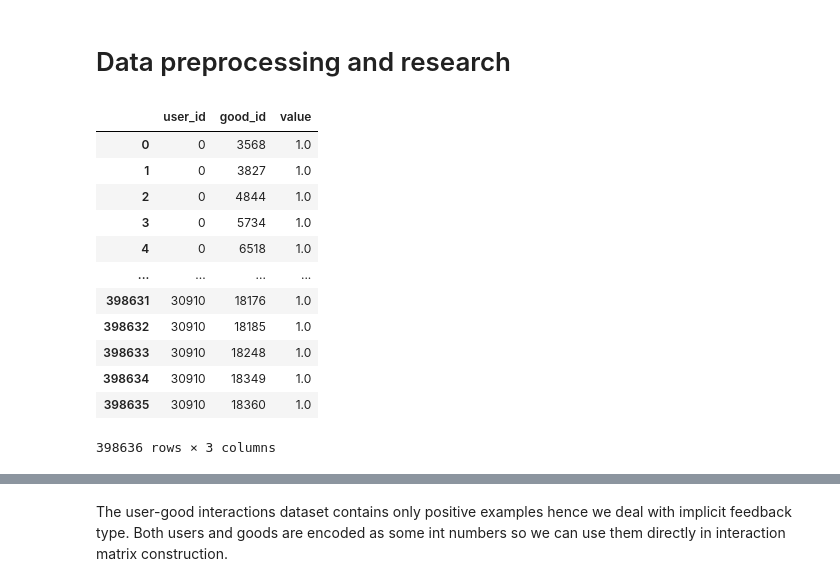
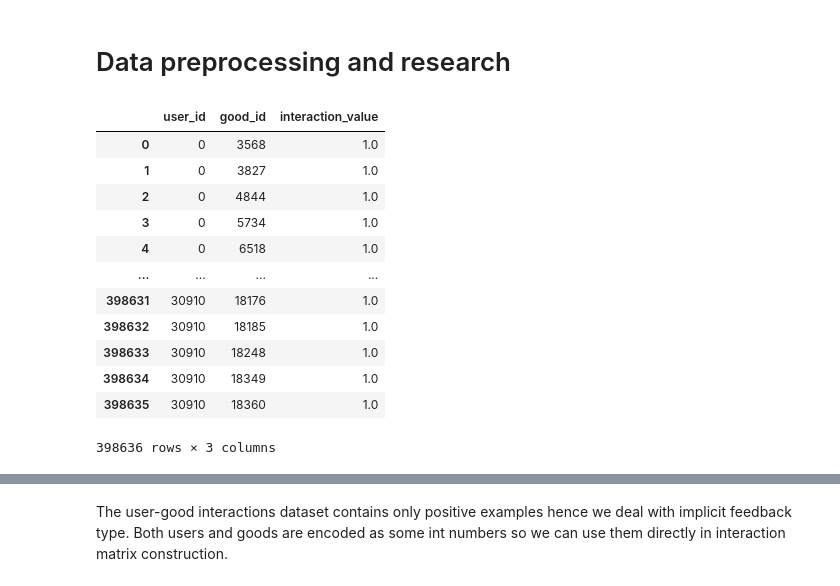
Before and after one commit to VitalyPetrov/goods-recommendations, a Jupyter notebook: goods-recsys.ipynb, the cells around one changed output, grey strips where cells are left out. Cells and saved outputs as stored; diff of their text form; code cells hidden in the pictures.

```diff
--- a/goods-recsys.ipynb
+++ b/goods-recsys.ipynb
@@ -21,12 +21,14 @@ rc('font', weight='regular', size=14)
 # Data preprocessing and research
 # %%
 user_good_history = pd.read_csv(
-    'data/interactions.csv', names=['user_id', 'good_id', 'value'], skiprows=1
+    'data/interactions.csv',
+    names=['user_id', 'good_id', 'interaction_value'],
+    skiprows=1
 )
 
 user_good_history
 # %% [output]
-|  | user_id | good_id | value |
+|  | user_id | good_id | interaction_value |
 | 0 | 0 | 3568 | 1.0 |
 | 1 | 0 | 3827 | 1.0 |
 | 2 | 0 | 4844 | 1.0 |
```
Also changed, not shown: parts of 7 cells of this notebook, 2 other files.
